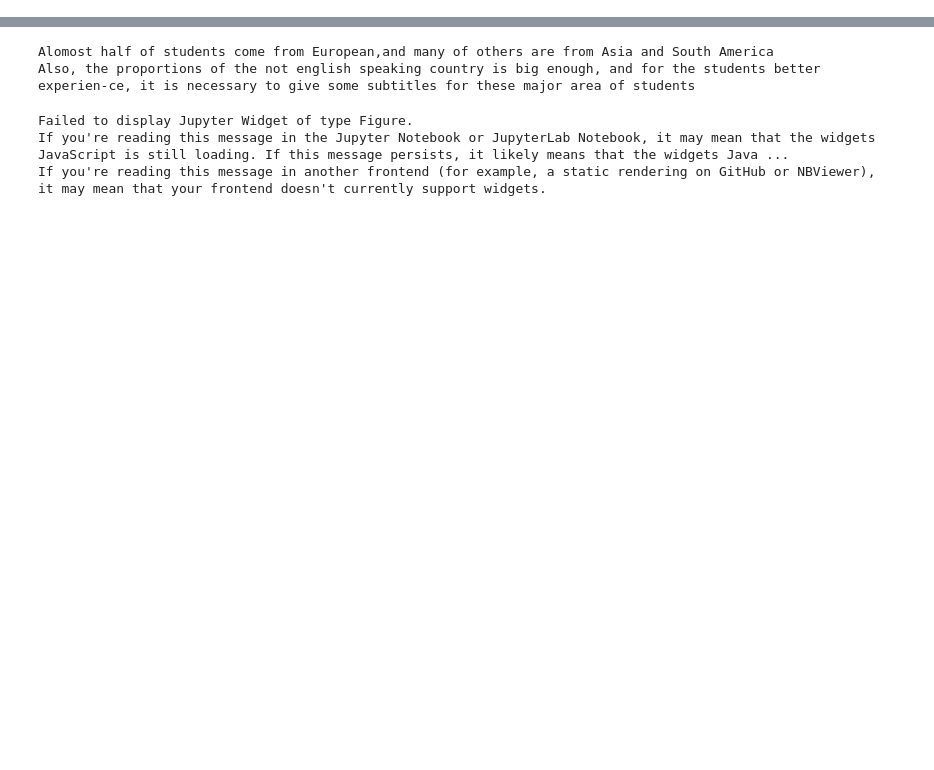
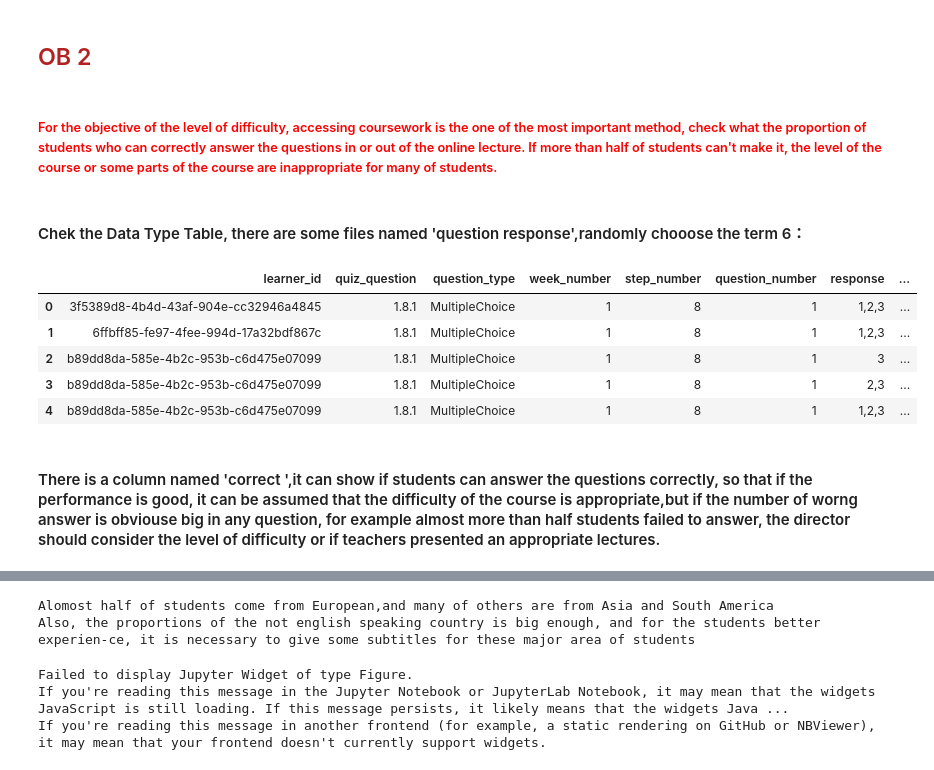
Before and after one commit to haoranD/CRISP-DM-PYTHON, a Jupyter notebook: notebooks/CRISP-DM.ipynb, the cells around one changed output, grey strips where cells are left out. Drawn from its saved outputs; the diff is of its cells as text; code cells hidden in the pictures; blank space fills up the shorter version.

Commit message:
finish business understanding and data understanding, happy

```diff
--- a/notebooks/CRISP-DM.ipynb
+++ b/notebooks/CRISP-DM.ipynb
@@ -242,0 +297,28 @@ Check the percentage of them
+# %% [markdown]
+##  <font color=FireBrick>OB 2</font>
+# %% [markdown]
+######  <font color=#FF0000>For the objective of the level of difficulty, accessing coursework is the one of the most important method, check what the proportion of students who can correctly answer the questions in or out of the online lecture. If more than half of students can't make it, the level of the course or some parts of the course are inappropriate for many of students.</font>
+# %% [markdown]
+#### Chek the Data Type Table, there are some files named 'question response',randomly chooose the term 6：
+# %%
+tNum = 6
+type_file = 'question-response'
+#outputPath = '../data/processed/' + 'Merged' + str(startNum) + '-' + str(endNum) + '_' + type_file + '.csv'
+data_t = []
+timesName = '-' + str(tNum) + '_'
+fileName = '../Data/raw/Engagement of Cyber Serurity/dataset201819/cyber-security' + timesName + type_file + '.csv'
+data = pd.read_csv(fileName)
+data_t.append(data)
+
+singlefile = pd.read_csv(fileName)
+singlefile.head()
+#mergedData.to_csv(outputPath)
+# %% [output]
+|  | learner_id | quiz_question | question_type | week_number | step_number | question_number | response | ... |
+| 0 | 3f5389d8-4b4d-43af-904e-cc32946a4845 | 1.8.1 | MultipleChoice | 1 | 8 | 1 | 1,2,3 | ... |
+| 1 | 6ffbff85-fe97-4fee-994d-17a32bdf867c | 1.8.1 | MultipleChoice | 1 | 8 | 1 | 1,2,3 | ... |
+| 2 | b89dd8da-585e-4b2c-953b-c6d475e07099 | 1.8.1 | MultipleChoice | 1 | 8 | 1 | 3 | ... |
+| 3 | b89dd8da-585e-4b2c-953b-c6d475e07099 | 1.8.1 | MultipleChoice | 1 | 8 | 1 | 2,3 | ... |
+| 4 | b89dd8da-585e-4b2c-953b-c6d475e07099 | 1.8.1 | MultipleChoice | 1 | 8 | 1 | 1,2,3 | ... |
+# %% [markdown]
+#### There is a column named 'correct ',it can show if students can answer the questions correctly, so that if the performance is good, it can be assumed that the difficulty of the course is appropriate,but if the number of worng answer is obviouse big in any question, for example almost more than  half students failed to answer, the director should consider the level of difficulty or if teachers presented an appropriate lectures.
```
Also changed, not shown: parts of 78 cells of this notebook, 23 other files.
